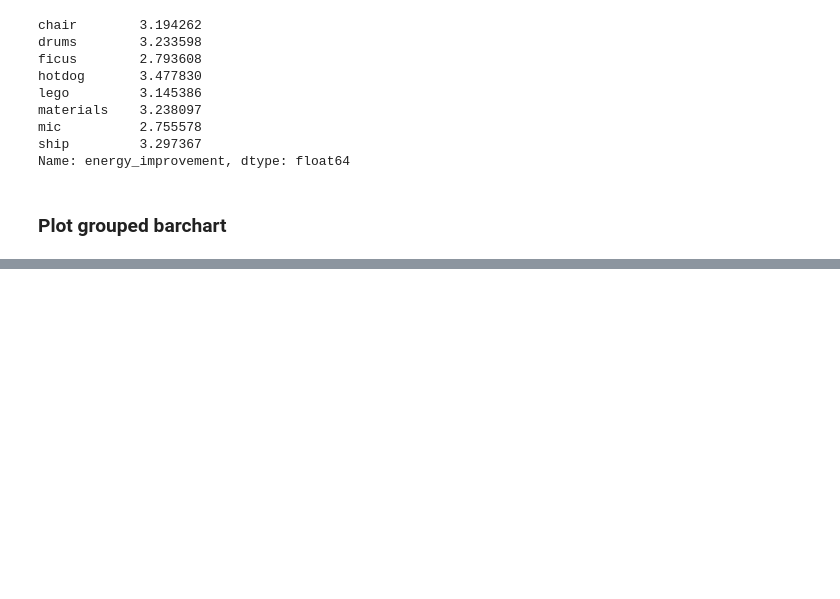
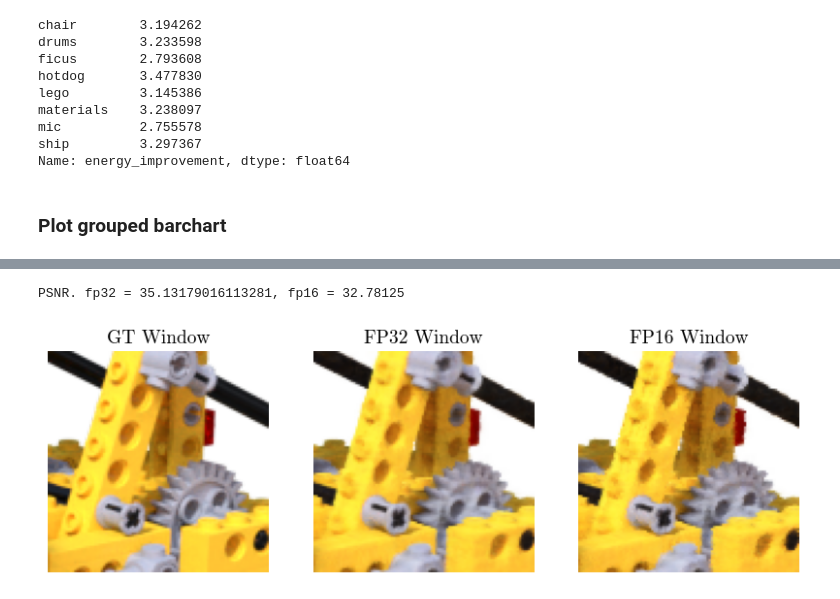
Before and after one commit to williamshen-nz/accelerating-nerfs, a Jupyter notebook: notebooks/Analyze Quantization.ipynb, the cells around one changed output, grey strips where cells are left out. Saved outputs shown, nothing was run; the diff lists cells and outputs as text; code cells hidden in the pictures; blank space fills up the shorter version.

Commit message:
Update quantization figs

```diff
--- a/notebooks/Analyze Quantization.ipynb
+++ b/notebooks/Analyze Quantization.ipynb
@@ -140,0 +151,40 @@ ax.figure.savefig("../assets/quantization-results.png", dpi=300)
+# %%
+gt_rgb = np.asarray(Image.open("quantization/gt_rgb_0065.png"))
+fp32_rgb = np.asarray(Image.open("quantization/lego_rgb_0065_fp32.png"))
+fp16_rgb = np.asarray(Image.open("quantization/lego_rgb_0065_fp16.png"))
+
+with open("quantization/render_metrics_fp32.json", "r") as f:
+    fp32_metrics = json.load(f)
+
+with open("quantization/render_metrics_fp16.json", "r") as f:
+    fp16_metrics = json.load(f)
+
+fp32_psnr = fp32_metrics["psnrs"]
+assert len(fp32_psnr) == 1
+fp32_psnr = fp32_psnr[0]
+
+fp16_psnr = fp16_metrics["psnrs"]
+assert len(fp16_psnr) == 1
+fp16_psnr = fp16_psnr[0]
+
+print(f"PSNR. fp32 = {fp32_psnr}, fp16 = {fp16_psnr}")
+# %% [output]
+PSNR. fp32 = 35.13179016113281, fp16 = 32.78125
+# %%
+# Window to extract from the image
+start_y, end_y = 245, 345
+start_x, end_x = 485, 585
+
+plt.figure(figsize=(10, 5))
+for idx, (im, label) in enumerate([
+    (gt_rgb, "GT"),
+    (fp32_rgb, "FP32"),
+    (fp16_rgb, "FP16")
+]):
+    plt.subplot(1, 3, idx + 1)
+    plt.imshow(im[start_y:end_y, start_x:end_x])
+    plt.title(f"{label} Window")
+    plt.axis("off")
+plt.show()
+# %% [output]
+[figure, added]
```
Also changed, not shown: parts of 6 cells of this notebook, 13 other files.
